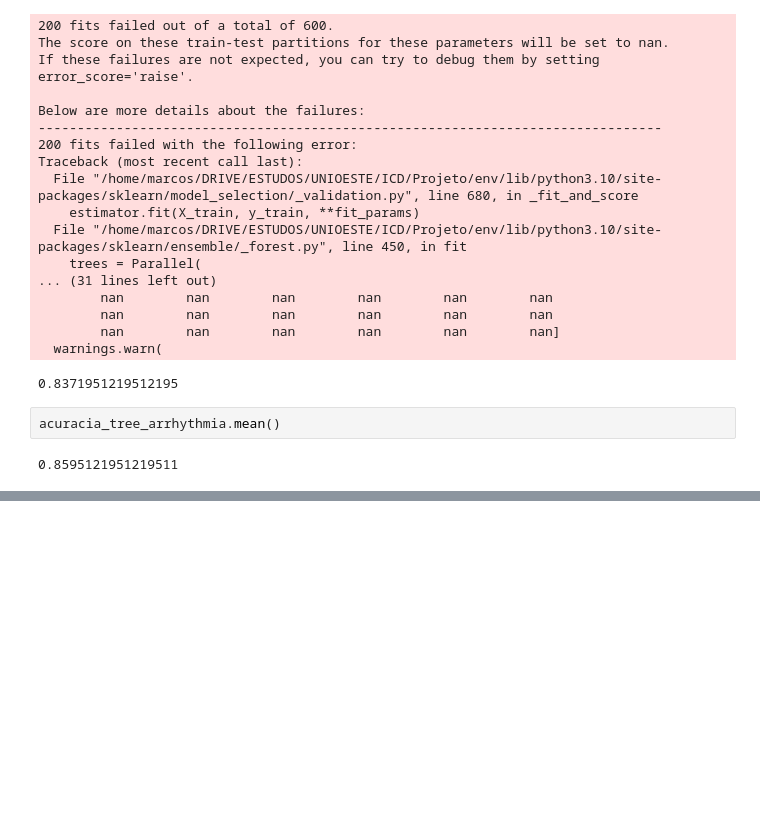
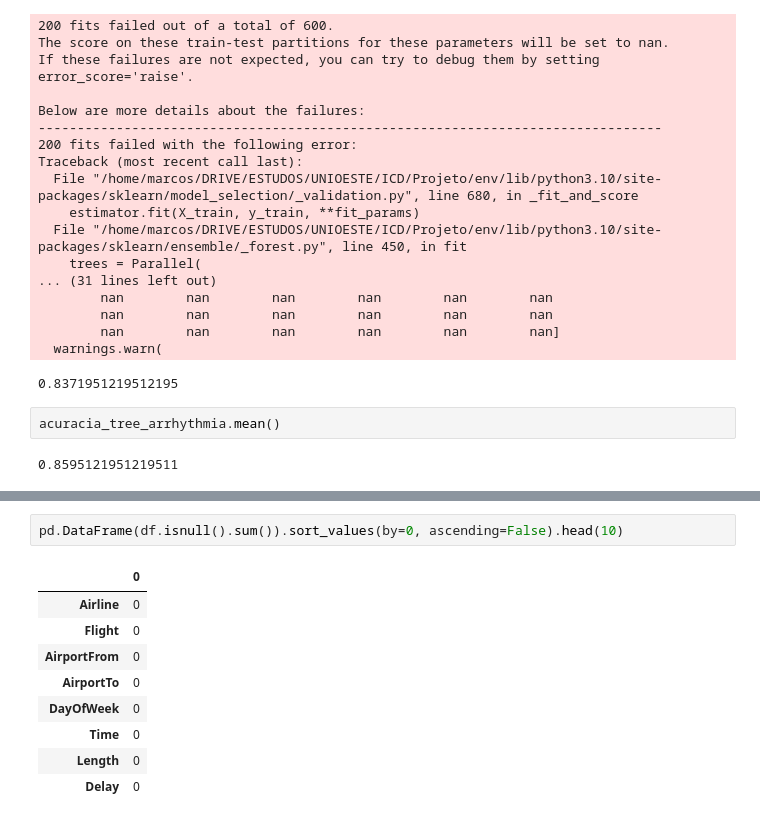
Before and after one commit to marcosavdl/mdnc_trab_1, a Jupyter notebook: projeto_1.ipynb, the cells around one changed output, grey strips where cells are left out. Saved outputs shown, nothing was run; the diff lists cells and outputs as text; blank space fills up the shorter version.

```diff
--- a/projeto_1.ipynb
+++ b/projeto_1.ipynb
@@ -283,0 +329,12 @@ acuracia_tree_arrhythmia.mean()
+# %%
+pd.DataFrame(df.isnull().sum()).sort_values(by=0, ascending=False).head(10)
+# %% [output]
+|  | 0 |
+| Airline | 0 |
+| Flight | 0 |
+| AirportFrom | 0 |
+| AirportTo | 0 |
+| DayOfWeek | 0 |
+| Time | 0 |
+| Length | 0 |
+| Delay | 0 |
```
Also changed, not shown: parts of 12 cells of this notebook.
